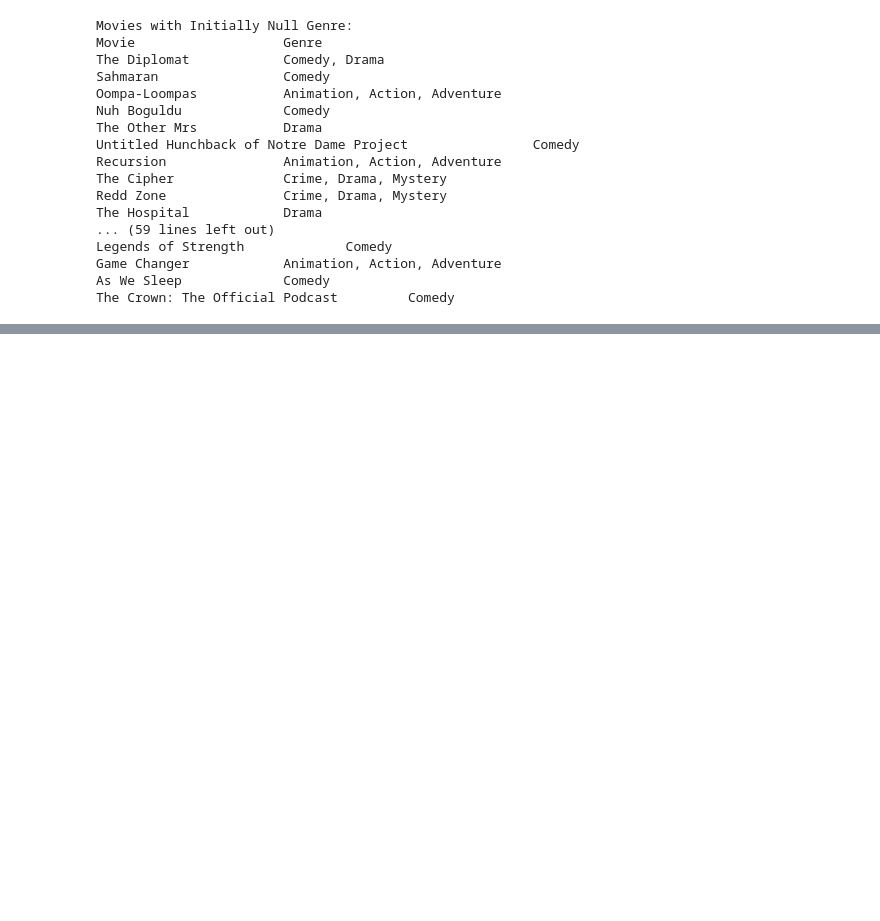
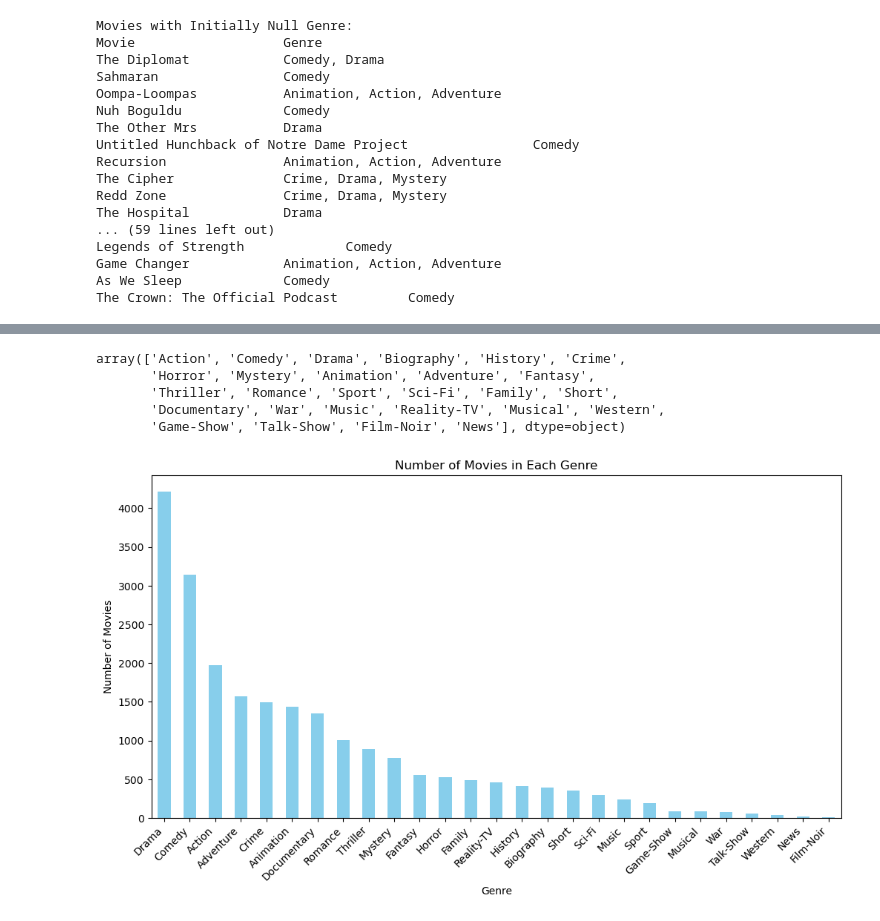
Before and after one commit to sidkarma/Netflix-Recommendation-System, a Jupyter notebook: Untitled.ipynb, the cells around one changed output, grey strips where cells are left out. Drawn from its saved outputs; the diff is of its cells as text; code cells hidden in the pictures; blank space fills up the shorter version.

```diff
--- a/Untitled.ipynb
+++ b/Untitled.ipynb
@@ -207,0 +224,24 @@ The Crown: The Official Podcast         Comedy
+# %%
+unique_genres
+# %% [output]
+array(['Action', 'Comedy', 'Drama', 'Biography', 'History', 'Crime',
+       'Horror', 'Mystery', 'Animation', 'Adventure', 'Fantasy',
+       'Thriller', 'Romance', 'Sport', 'Sci-Fi', 'Family', 'Short',
+       'Documentary', 'War', 'Music', 'Reality-TV', 'Musical', 'Western',
+       'Game-Show', 'Talk-Show', 'Film-Noir', 'News'], dtype=object)
+# %%
+import matplotlib.pyplot as plt
+
+# Split genres and count occurrences
+genre_counts = df['genre'].str.split(', ').explode().value_counts()
+
+# Plotting
+plt.figure(figsize=(12, 6))
+genre_counts.plot(kind='bar', color='skyblue')
+plt.title('Number of Movies in Each Genre')
+plt.xlabel('Genre')
+plt.ylabel('Number of Movies')
+plt.xticks(rotation=45, ha='right')
+plt.show()
+# %% [output]
+[figure, added]
```
Also changed, not shown: parts of 2 cells of this notebook.
